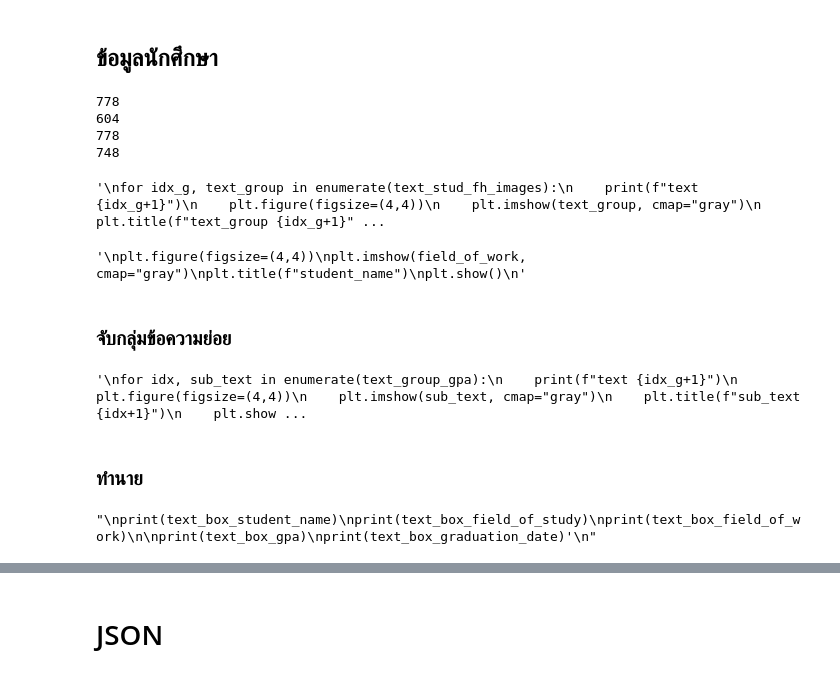
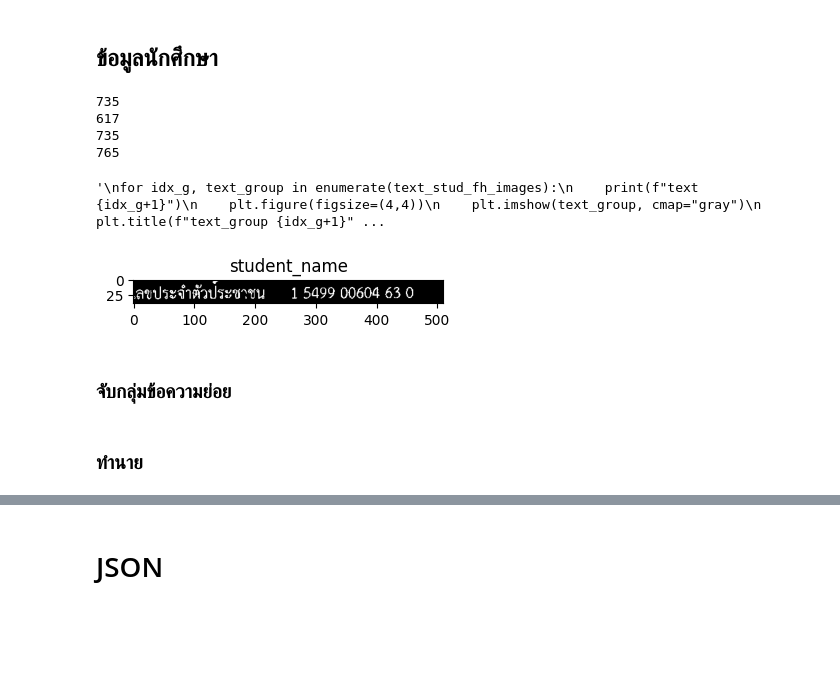
Before and after one commit to kunimpan/ocr-engine-python, a Jupyter notebook: scripts/ocr_transcripts_V6_TN_TSR.ipynb, the cells around one changed output, grey strips where cells are left out. Cells and saved outputs as stored; diff of their text form; code cells hidden in the pictures; blank space fills up the shorter version.

```diff
--- a/scripts/ocr_transcripts_V6_TN_TSR.ipynb
+++ b/scripts/ocr_transcripts_V6_TN_TSR.ipynb
@@ -25,8 +27,8 @@ from PIL import Image
 output_folder = Path("../data/output_images/output_V6_TN_TSR")
 output_folder.mkdir(exist_ok=True)
 
-#image = Image.open("C:/Users/Impan/Documents/ocr-engine-python/data/test_images/transcript/technician/good/transcript_tn_f_17.png")
-image = Image.open("C:/Users/Impan/Documents/ocr-engine-python/data/test_images/scan/pun/ปวส/Image_20240817_0001.png")
+image = Image.open("C:/Users/Impan/Documents/ocr-engine-python/data/test_images/transcript/technician/good/transcript_tn_f_1.png")
+#image = Image.open("C:/Users/Impan/Documents/ocr-engine-python/data/test_images/scan/pun/ปวส/Image_20240817_0001.png")
 #image = Image.open("C:/Users/Impan/Documents/ocr-engine-python/data/test_images/transcript/technician/slightly_tilted/transcript_tn_st_f_15.png")
 
 if image is None:
@@ -783,10 +785,10 @@ def find_text_student_info_sh(student_info_sh_img):
 text_stud_fh_images = find_text_student_info_fh(student_info_fh_img)
 text_stud_sh_images = find_text_student_info_sh(student_info_sh_img)
 # %% [output]
-778
-604
-778
-748
+735
+617
+735
+765
 # %%
 # ทดสอบดูรูป
 '''
@@ -800,20 +802,20 @@ for idx_g, text_group in enumerate(text_stud_fh_images):
 # %% [output]
 '\nfor idx_g, text_group in enumerate(text_stud_fh_images):\n    print(f"text {idx_g+1}")\n    plt.figure(figsize=(4,4))\n    plt.imshow(text_group, cmap="gray")\n    plt.title(f"text_group {idx_g+1}" ...
 # %%
-indices_fh = [3, -2, -1]
+indices_fh = [3, -2, -1, 6]
 indices_sh = [-3, -1]
-student_name, field_of_study, field_of_work = [text_stud_fh_images[i] for i in indices_fh]
+student_name, field_of_study, field_of_work, citizen_id = [text_stud_fh_images[i] for i in indices_fh]
 gpa, graduation_date = [text_stud_sh_images[i] for i in indices_sh]
 
 
 '''
 plt.figure(figsize=(4,4))
-plt.imshow(field_of_work, cmap="gray")
+plt.imshow(field_of_citizen_id, cmap="gray")
 plt.title(f"student_name")
-plt.show()
+plt.show()'
 '''
 # %% [output]
-'\nplt.figure(figsize=(4,4))\nplt.imshow(field_of_work, cmap="gray")\nplt.title(f"student_name")\nplt.show()\n'
+[figure, added]
 # %% [markdown]
 ### จับกลุ่มข้อความย่อย
 # %%
@@ -866,16 +885,12 @@ text_group_gpa = detect_sub_text_in_group_stud(gpa)
 text_group_graduation_date = detect_sub_text_in_group_stud(graduation_date)
 # %%
 # ทดสอบดูรูป
-'''
-for idx, sub_text in enumerate(text_group_gpa):
-    print(f"text {idx_g+1}")
+
+for idx, sub_text in enumerate(text_group_citizen_id):
     plt.figure(figsize=(4,4))
     plt.imshow(sub_text, cmap="gray")
     plt.title(f"sub_text {idx+1}")
-    plt.show()'
-'''
+    plt.show()
-# %% [output]
-'\nfor idx, sub_text in enumerate(text_group_gpa):\n    print(f"text {idx_g+1}")\n    plt.figure(figsize=(4,4))\n    plt.imshow(sub_text, cmap="gray")\n    plt.title(f"sub_text {idx+1}")\n    plt.show ...
 # %% [markdown]
 ### ทำนาย
 # %%
@@ -908,17 +923,7 @@ def predict_text_stud(text_group, mode=0):
 text_box_student_name = predict_text_stud(text_group_student_name[3:], 1)
 text_box_field_of_study = predict_text_stud(text_group_field_of_study[1:], 1)
 text_box_field_of_work = predict_text_stud(text_group_field_of_work[1:], 1)
+text_box_citizen_id= predict_text_stud(text_group_citizen_id[1:], 2)
 
 text_box_gpa = predict_text_stud(text_group_gpa[1:], 2)
 text_box_graduation_date = predict_text_stud(text_group_graduation_date[1:], 1)
-
-'''
-print(text_box_student_name)
-print(text_box_field_of_study)
-print(text_box_field_of_work)
-
-print(text_box_gpa)
-print(text_box_graduation_date)'
-'''
-# %% [output]
-"\nprint(text_box_student_name)\nprint(text_box_field_of_study)\nprint(text_box_field_of_work)\n\nprint(text_box_gpa)\nprint(text_box_graduation_date)'\n"
```
Also changed, not shown: parts of 21 cells of this notebook, 19 other files.
